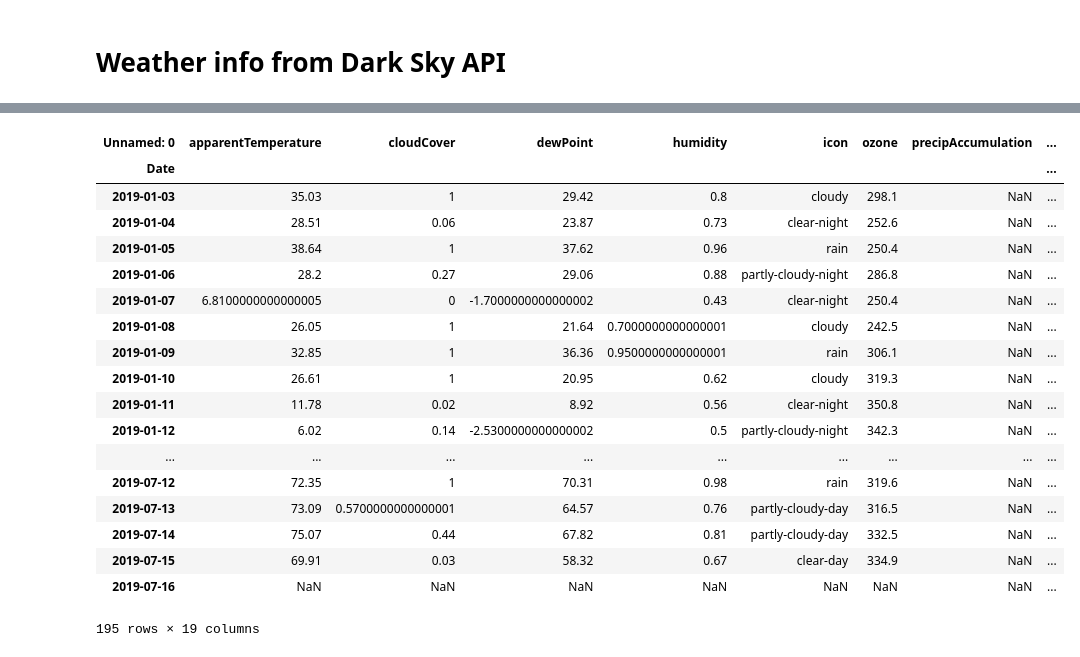
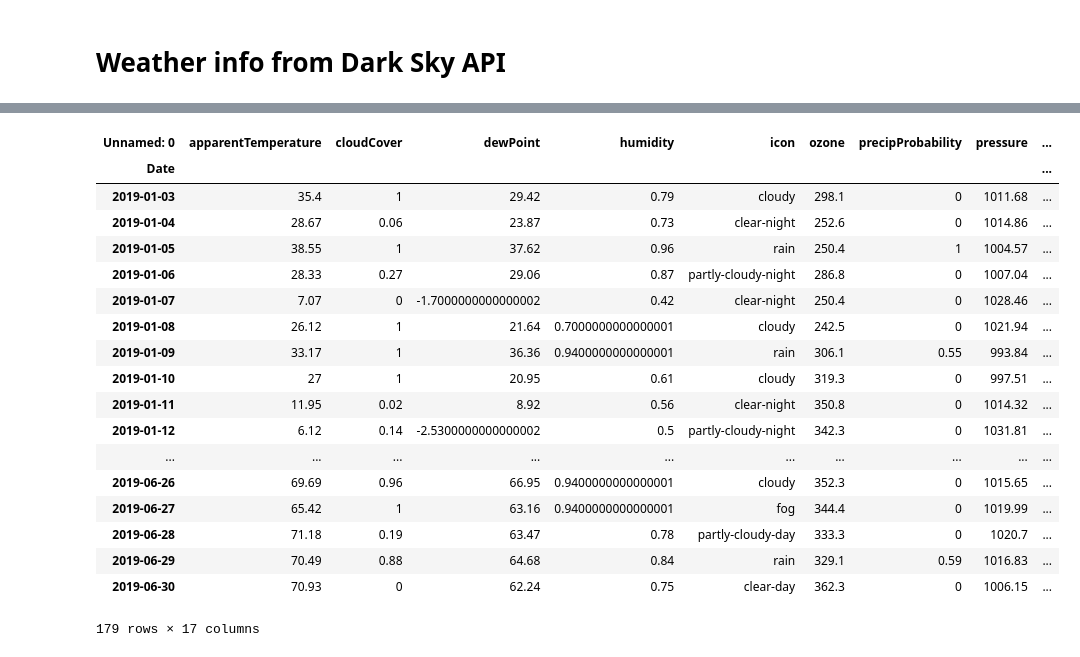
Before and after one commit to harr1582/Restaurant-Data-Project, a Jupyter notebook: Restaurant Preprocessing.ipynb, the cells around one changed output, grey strips where cells are left out. Saved outputs shown, nothing was run; the diff lists cells and outputs as text; code cells hidden in the pictures.

Commit message:
Models using Probability

```diff
--- a/Restaurant Preprocessing.ipynb
+++ b/Restaurant Preprocessing.ipynb
@@ -427,0 +426,4 @@ temp_df.drop(['timezone','latitude','longitude','offset'],1,inplace=True)
+# %%
+df = pd.read_csv(r'C:\Users\harr1\Desktop\Weather_6.csv')
+df
+# df = df.drop(['precipAccumulation'], axis=0)
@@ -428,28 +449,55 @@ temp_df.drop(['timezone','latitude','longitude','offset'],1,inplace=True)
+# %%
+df=df[df['Unnamed: 0']!='precipIntensity']
+df=df[df['Unnamed: 0']!='precipAccumulation']
+df = df[df['Unnamed: 0']!='precipType']
+# %%
+date_1 = "2019-01-02 12:00:00"
+
+date_lst = []
+count = -1
+
+for each in df['Unnamed: 0']:
+    count += 1
+    if count % 16 == 0:
+        date_1 = datetime.datetime.strptime(str(date_1),"%Y-%m-%d %H:%M:%S")
+        date_1 = date_1 + datetime.timedelta(days=1)
+        date_lst.append(date_1)
+    else:
+        date_1 = datetime.datetime.strptime(str(date_1),"%Y-%m-%d %H:%M:%S")
+        date_lst.append(date_1)
+
+
+dates= []
+for each in date_lst:
+    each = each.strftime('%Y-%m-%d')
+    dates.append(each)
+
+df['Date']=dates
+df.to_csv(r'C:\Users\harr1\Desktop\Weather_7.csv')
 # %%
-df = pd.read_csv(r'C:\Users\harr1\Desktop\Weather_4.csv')
 weather_df = df.pivot(index='Date', columns='Unnamed: 0', values='currently')
 weather_df['Date_num'] = weather_df.index
 weather_df
 # %% [output]
-| Unnamed: 0 | apparentTemperature | cloudCover | dewPoint | humidity | icon | ozone | precipAccumulation | ... |
-| Date |  |  |  |  |  |  |  | ... |
-| 2019-01-03 | 35.03 | 1 | 29.42 | 0.8 | cloudy | 298.1 | NaN | ... |
-| 2019-01-04 | 28.51 | 0.06 | 23.87 | 0.73 | clear-night | 252.6 | NaN | ... |
-| 2019-01-05 | 38.64 | 1 | 37.62 | 0.96 | rain | 250.4 | NaN | ... |
-| 2019-01-06 | 28.2 | 0.27 | 29.06 | 0.88 | partly-cloudy-night | 286.8 | NaN | ... |
-| 2019-01-07 | 6.8100000000000005 | 0 | -1.7000000000000002 | 0.43 | clear-night | 250.4 | NaN | ... |
-| 2019-01-08 | 26.05 | 1 | 21.64 | 0.7000000000000001 | cloudy | 242.5 | NaN | ... |
-| 2019-01-09 | 32.85 | 1 | 36.36 | 0.9500000000000001 | rain | 306.1 | NaN | ... |
-| 2019-01-10 | 26.61 | 1 | 20.95 | 0.62 | cloudy | 319.3 | NaN | ... |
-| 2019-01-11 | 11.78 | 0.02 | 8.92 | 0.56 | clear-night | 350.8 | NaN | ... |
-| 2019-01-12 | 6.02 | 0.14 | -2.5300000000000002 | 0.5 | partly-cloudy-night | 342.3 | NaN | ... |
-| ... | ... | ... | ... | ... | ... | ... | ... | ... |
-| 2019-07-12 | 72.35 | 1 | 70.31 | 0.98 | rain | 319.6 | NaN | ... |
-| 2019-07-13 | 73.09 | 0.5700000000000001 | 64.57 | 0.76 | partly-cloudy-day | 316.5 | NaN | ... |
-| 2019-07-14 | 75.07 | 0.44 | 67.82 | 0.81 | partly-cloudy-day | 332.5 | NaN | ... |
-| 2019-07-15 | 69.91 | 0.03 | 58.32 | 0.67 | clear-day | 334.9 | NaN | ... |
-| 2019-07-16 | NaN | NaN | NaN | NaN | NaN | NaN | NaN | ... |
+| Unnamed: 0 | apparentTemperature | cloudCover | dewPoint | humidity | icon | ozone | precipProbability | pressure | ... |
+| Date |  |  |  |  |  |  |  |  | ... |
+| 2019-01-03 | 35.4 | 1 | 29.42 | 0.79 | cloudy | 298.1 | 0 | 1011.68 | ... |
+| 2019-01-04 | 28.67 | 0.06 | 23.87 | 0.73 | clear-night | 252.6 | 0 | 1014.86 | ... |
+| 2019-01-05 | 38.55 | 1 | 37.62 | 0.96 | rain | 250.4 | 1 | 1004.57 | ... |
+| 2019-01-06 | 28.33 | 0.27 | 29.06 | 0.87 | partly-cloudy-night | 286.8 | 0 | 1007.04 | ... |
+| 2019-01-07 | 7.07 | 0 | -1.7000000000000002 | 0.42 | clear-night | 250.4 | 0 | 1028.46 | ... |
+| 2019-01-08 | 26.12 | 1 | 21.64 | 0.7000000000000001 | cloudy | 242.5 | 0 | 1021.94 | ... |
+| 2019-01-09 | 33.17 | 1 | 36.36 | 0.9400000000000001 | rain | 306.1 | 0.55 | 993.84 | ... |
+| 2019-01-10 | 27 | 1 | 20.95 | 0.61 | cloudy | 319.3 | 0 | 997.51 | ... |
+| 2019-01-11 | 11.95 | 0.02 | 8.92 | 0.56 | clear-night | 350.8 | 0 | 1014.32 | ... |
+| 2019-01-12 | 6.12 | 0.14 | -2.5300000000000002 | 0.5 | partly-cloudy-night | 342.3 | 0 | 1031.81 | ... |
+| ... | ... | ... | ... | ... | ... | ... | ... | ... | ... |
+| 2019-06-26 | 69.69 | 0.96 | 66.95 | 0.9400000000000001 | cloudy | 352.3 | 0 | 1015.65 | ... |
+| 2019-06-27 | 65.42 | 1 | 63.16 | 0.9400000000000001 | fog | 344.4 | 0 | 1019.99 | ... |
+| 2019-06-28 | 71.18 | 0.19 | 63.47 | 0.78 | partly-cloudy-day | 333.3 | 0 | 1020.7 | ... |
+| 2019-06-29 | 70.49 | 0.88 | 64.68 | 0.84 | rain | 329.1 | 0.59 | 1016.83 | ... |
+| 2019-06-30 | 70.93 | 0 | 62.24 | 0.75 | clear-day | 362.3 | 0 | 1006.15 | ... |
-195 rows × 19 columns
+179 rows × 17 columns
 # %%
 #Convert each column to numeric
 
```
Also changed, not shown: parts of 23 cells of this notebook.
